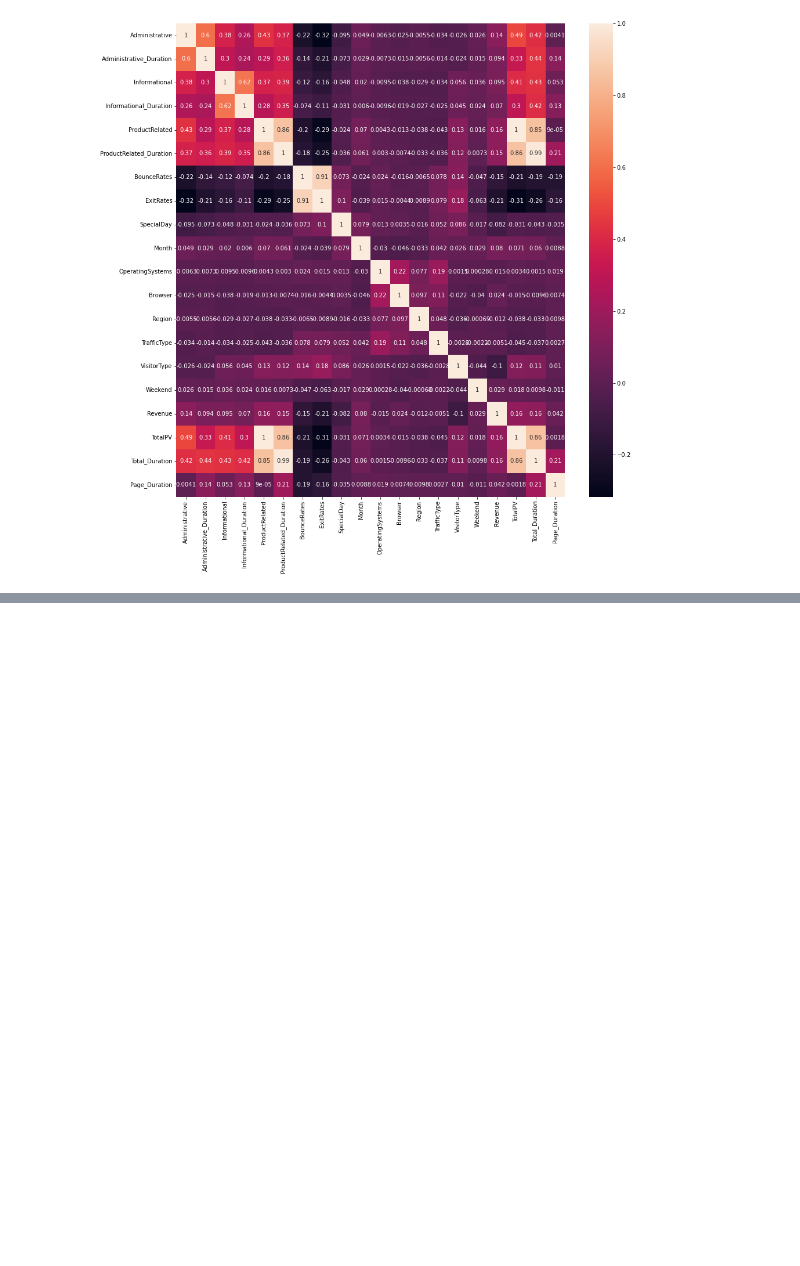
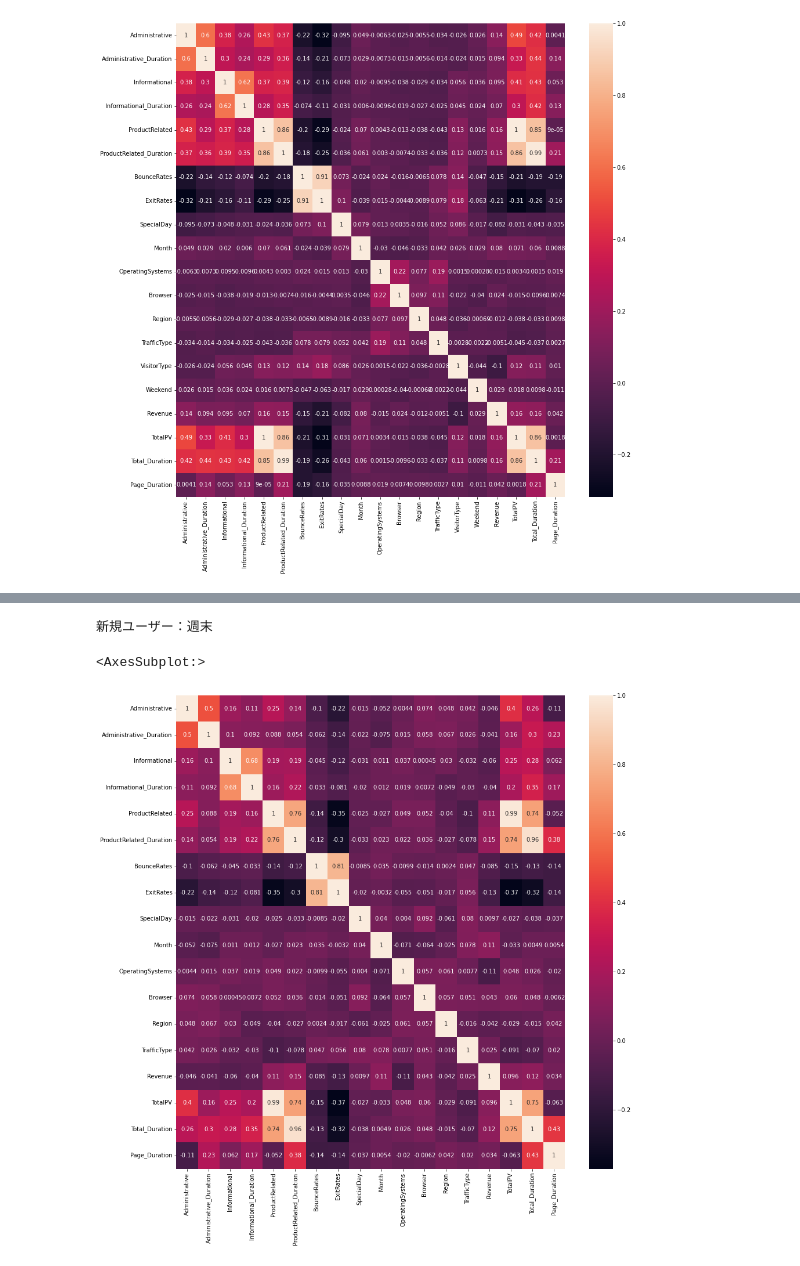
Before and after one commit to Learning-FIT/Python, a Jupyter notebook: online_shoppers_intention.ipynb, the cells around one changed output, grey strips where cells are left out. Drawn from its saved outputs; the diff is of its cells as text; code cells hidden in the pictures; blank space fills up the shorter version.

```diff
--- a/online_shoppers_intention.ipynb
+++ b/online_shoppers_intention.ipynb
@@ -839,0 +503,3 @@ ModuleNotFoundError: No module named 'pycaret'
+# %%
+df_new_we = df_new[df_new['Weekend'] == True].drop(['Weekend'], axis=1)
+df_new_we
@@ -839,0 +520,8 @@ ModuleNotFoundError: No module named 'pycaret'
+# %%
+print('新規ユーザー：週末')
+plt.figure(figsize=(15, 15))
+sns.heatmap(df_new_we.corr(), annot=True)
+# %% [output]
+新規ユーザー：週末
+<AxesSubplot:>
+[figure, added]
```
Also changed, not shown: parts of 44 cells of this notebook.
